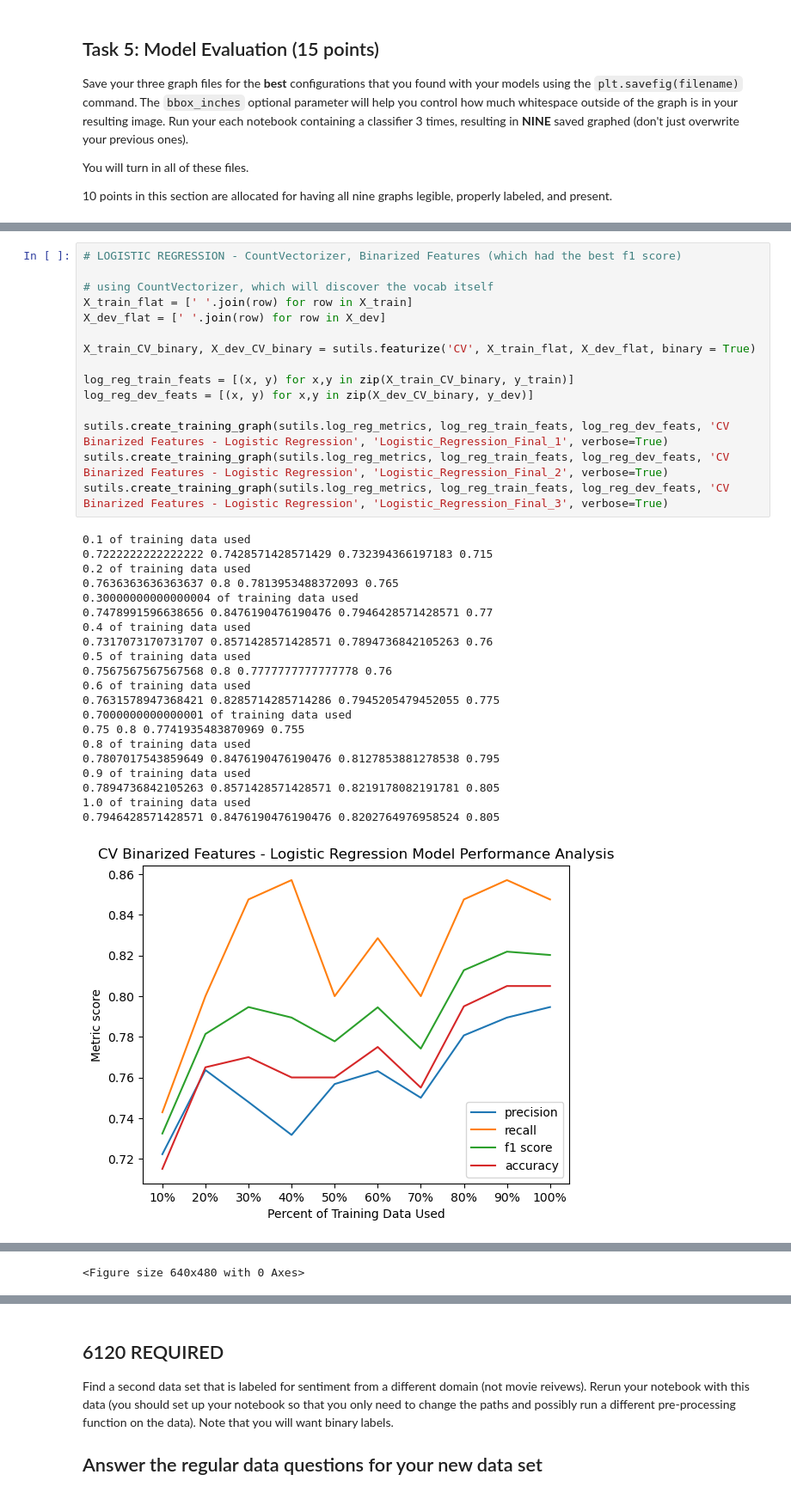
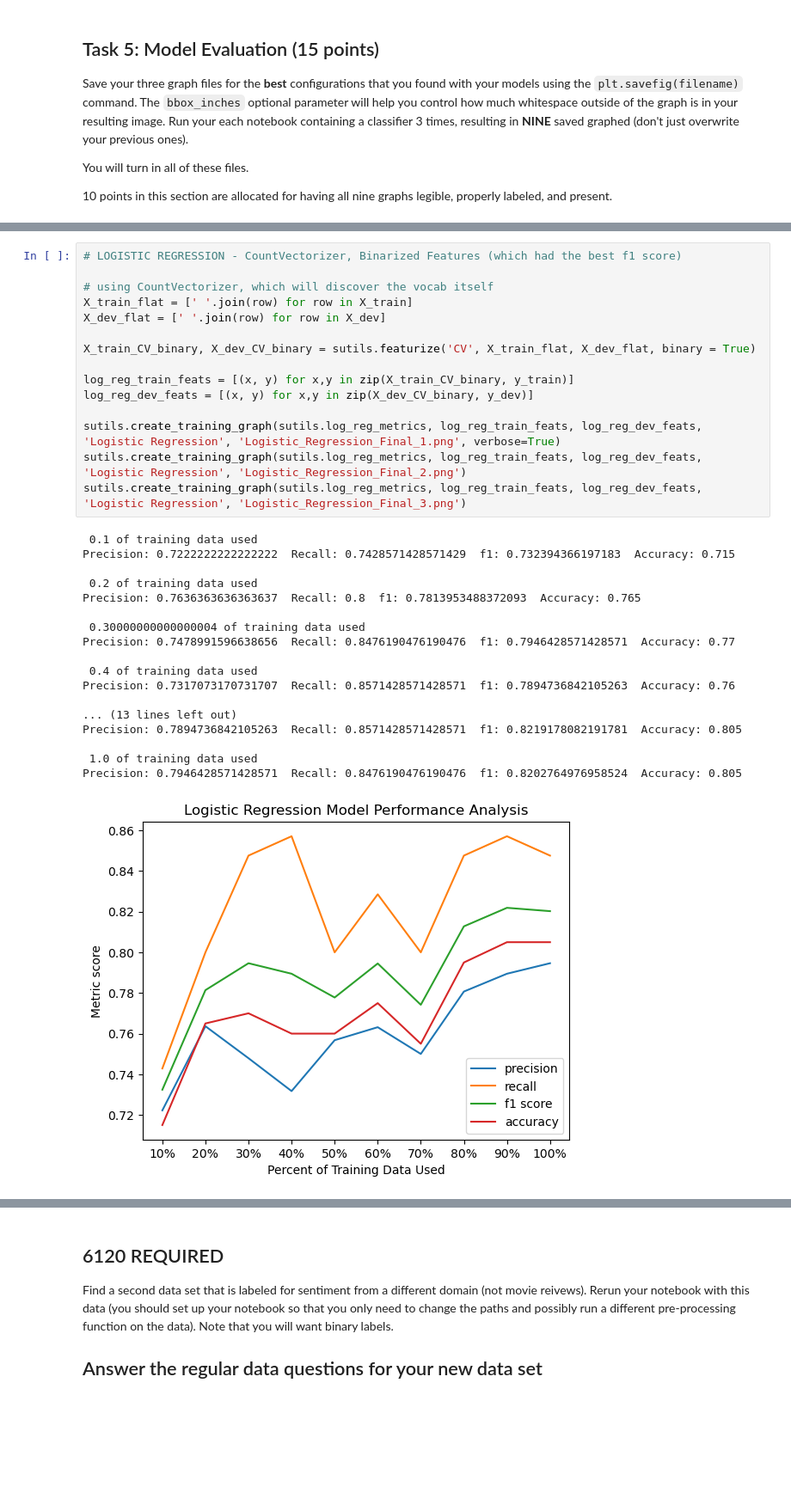
Before and after one commit to gellerjulia/CS4120_Homework4_Sentiment_Analysis, a Jupyter notebook: sentiment_task015.ipynb, the cells around one changed output, grey strips where cells are left out. Shown: that part at 86% size. Drawn from its saved outputs; the diff is of its cells as text; blank space fills up the shorter version.

Commit message:
Fix Graphing, Finish Task 5

```diff
--- a/sentiment_task015.ipynb
+++ b/sentiment_task015.ipynb
@@ -320,37 +276,34 @@ sutils.create_training_graph(sutils.naive_bayes_metrics, nb_train_data, nb_dev_d
 # %%
 # LOGISTIC REGRESSION - CountVectorizer, Binarized Features (which had the best f1 score)
 
 # using CountVectorizer, which will discover the vocab itself
 X_train_flat = [' '.join(row) for row in X_train]
 X_dev_flat = [' '.join(row) for row in X_dev]
 
 X_train_CV_binary, X_dev_CV_binary = sutils.featurize('CV', X_train_flat, X_dev_flat, binary = True)
 
 log_reg_train_feats = [(x, y) for x,y in zip(X_train_CV_binary, y_train)]
 log_reg_dev_feats = [(x, y) for x,y in zip(X_dev_CV_binary, y_dev)]
 
-sutils.create_training_graph(sutils.log_reg_metrics, log_reg_train_feats, log_reg_dev_feats, 'CV Binarized Features - Logistic Regression', 'Logistic_Regression_Final_1', verbose=True)
-sutils.create_training_graph(sutils.log_reg_metrics, log_reg_train_feats, log_reg_dev_feats, 'CV Binarized Features - Logistic Regression', 'Logistic_Regression_Final_2', verbose=True)
-sutils.create_training_graph(sutils.log_reg_metrics, log_reg_train_feats, log_reg_dev_feats, 'CV Binarized Features - Logistic Regression', 'Logistic_Regression_Final_3', verbose=True)
+sutils.create_training_graph(sutils.log_reg_metrics, log_reg_train_feats, log_reg_dev_feats, 'Logistic Regression', 'Logistic_Regression_Final_1.png', verbose=True)
+sutils.create_training_graph(sutils.log_reg_metrics, log_reg_train_feats, log_reg_dev_feats, 'Logistic Regression', 'Logistic_Regression_Final_2.png')
+sutils.create_training_graph(sutils.log_reg_metrics, log_reg_train_feats, log_reg_dev_feats, 'Logistic Regression', 'Logistic_Regression_Final_3.png')
 # %% [output]
-0.1 of training data used
-0.7222222222222222 0.7428571428571429 0.732394366197183 0.715
-0.2 of training data used
-0.7636363636363637 0.8 0.7813953488372093 0.765
-0.30000000000000004 of training data used
-0.7478991596638656 0.8476190476190476 0.7946428571428571 0.77
-0.4 of training data used
-0.7317073170731707 0.8571428571428571 0.7894736842105263 0.76
-0.5 of training data used
-0.7567567567567568 0.8 0.7777777777777778 0.76
-0.6 of training data used
-0.7631578947368421 0.8285714285714286 0.7945205479452055 0.775
-0.7000000000000001 of training data used
-0.75 0.8 0.7741935483870969 0.755
-0.8 of training data used
-0.7807017543859649 0.8476190476190476 0.8127853881278538 0.795
-0.9 of training data used
-0.7894736842105263 0.8571428571428571 0.8219178082191781 0.805
-1.0 of training data used
-0.7946428571428571 0.8476190476190476 0.8202764976958524 0.805
+ 0.1 of training data used
+Precision: 0.7222222222222222  Recall: 0.7428571428571429  f1: 0.732394366197183  Accuracy: 0.715
+
+ 0.2 of training data used
+Precision: 0.7636363636363637  Recall: 0.8  f1: 0.7813953488372093  Accuracy: 0.765
+
+ 0.30000000000000004 of training data used
+Precision: 0.7478991596638656  Recall: 0.8476190476190476  f1: 0.7946428571428571  Accuracy: 0.77
+
+ 0.4 of training data used
+Precision: 0.7317073170731707  Recall: 0.8571428571428571  f1: 0.7894736842105263  Accuracy: 0.76
+
+... (13 lines left out)
+Precision: 0.7894736842105263  Recall: 0.8571428571428571  f1: 0.8219178082191781  Accuracy: 0.805
+
+ 1.0 of training data used
+Precision: 0.7946428571428571  Recall: 0.8476190476190476  f1: 0.8202764976958524  Accuracy: 0.805
-[figure, old version]
+[figure, new version]
@@ -399,4 +312,3 @@ sutils.create_training_graph(sutils.log_reg_metrics, log_reg_train_feats, log_re
-<Figure size 640x480 with 0 Axes>
 # %%
 # NEURAL NETWORK - Binarized Features  (which had the best f1 score)
 
```
Also changed, not shown: parts of 6 cells of this notebook, 28 other files.
